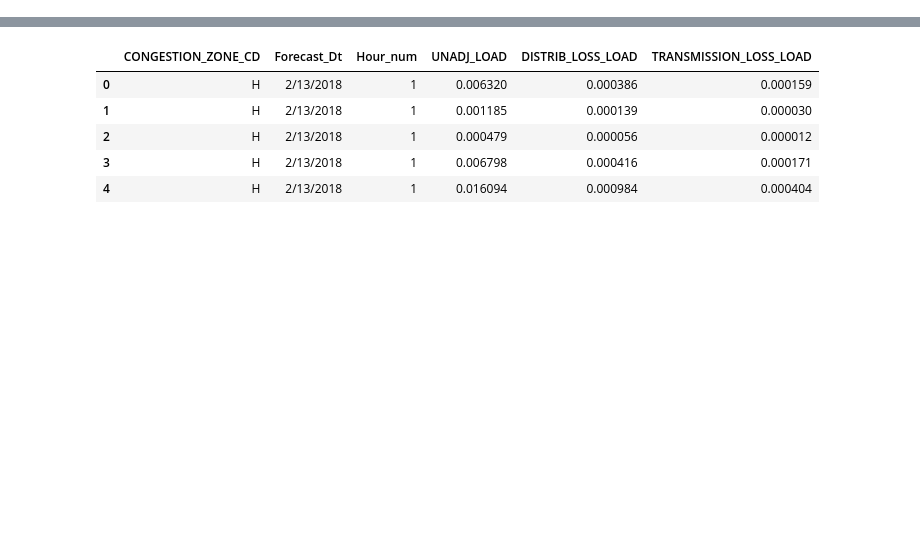
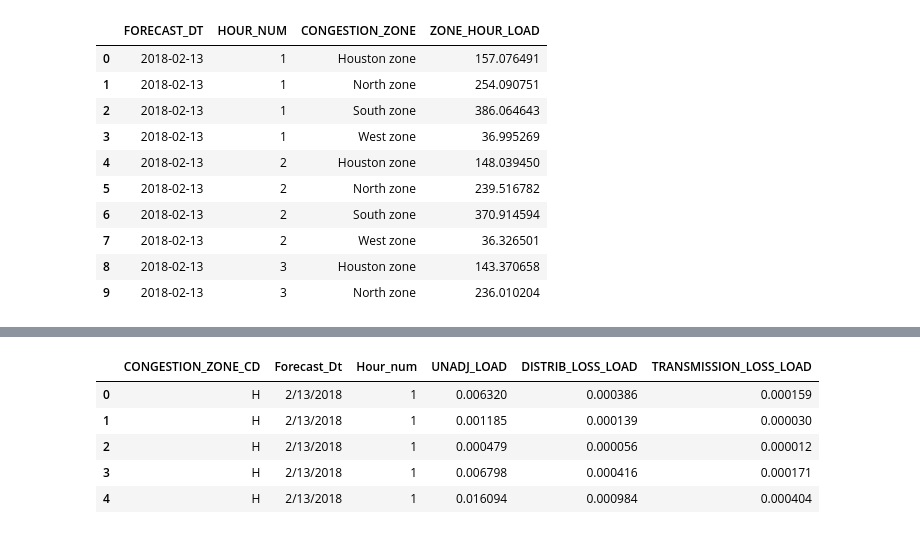
Before and after one commit to lindseyberlin/houston-ds-042219-time-series-pair-lab, a Jupyter notebook: Time_Series_Lab.ipynb, the cells around one changed output, grey strips where cells are left out. Drawn from its saved outputs; the diff is of its cells as text; code cells hidden in the pictures; blank space fills up the shorter version.

```diff
--- a/Time_Series_Lab.ipynb
+++ b/Time_Series_Lab.ipynb
@@ -46,0 +47,2 @@ from timeit import default_timer as timer
+# %%
+nop_213 = pd.read_csv("NOP_LOAD_FORECAST_20180213_11_input.csv")
@@ -46,0 +58,3 @@ from timeit import default_timer as timer
+# %%
+nop_213["FORECAST_DT"] = pd.to_datetime(nop_213["FORECAST_DT"])
+nop_213.info()
@@ -46,0 +79,3 @@ from timeit import default_timer as timer
+# %%
+simple_nop_213 = pd.DataFrame(nop_213[["FORECAST_DT", "HOUR_NUM", "CONGESTION_ZONE", "VOLUME"]])
+simple_nop_213.head()
@@ -46,0 +89,17 @@ from timeit import default_timer as timer
+# %%
+#'ZONE_HOUR_LOAD' should hold the total volume per zone by hour by day
+grouped_213_df = simple_nop_213.groupby(["FORECAST_DT", "HOUR_NUM", "CONGESTION_ZONE"], as_index=False).sum()
+grouped_213_df.rename(columns={"VOLUME": "ZONE_HOUR_LOAD"}, inplace=True)
+grouped_213_df.head(10)
+# %% [output]
+|  | FORECAST_DT | HOUR_NUM | CONGESTION_ZONE | ZONE_HOUR_LOAD |
+| 0 | 2018-02-13 | 1 | Houston zone | 157.076491 |
+| 1 | 2018-02-13 | 1 | North zone | 254.090751 |
+| 2 | 2018-02-13 | 1 | South zone | 386.064643 |
+| 3 | 2018-02-13 | 1 | West zone | 36.995269 |
+| 4 | 2018-02-13 | 2 | Houston zone | 148.039450 |
+| 5 | 2018-02-13 | 2 | North zone | 239.516782 |
+| 6 | 2018-02-13 | 2 | South zone | 370.914594 |
+| 7 | 2018-02-13 | 2 | West zone | 36.326501 |
+| 8 | 2018-02-13 | 3 | Houston zone | 143.370658 |
+| 9 | 2018-02-13 | 3 | North zone | 236.010204 |
```
Also changed, not shown: parts of 35 cells of this notebook, 1 other file.
